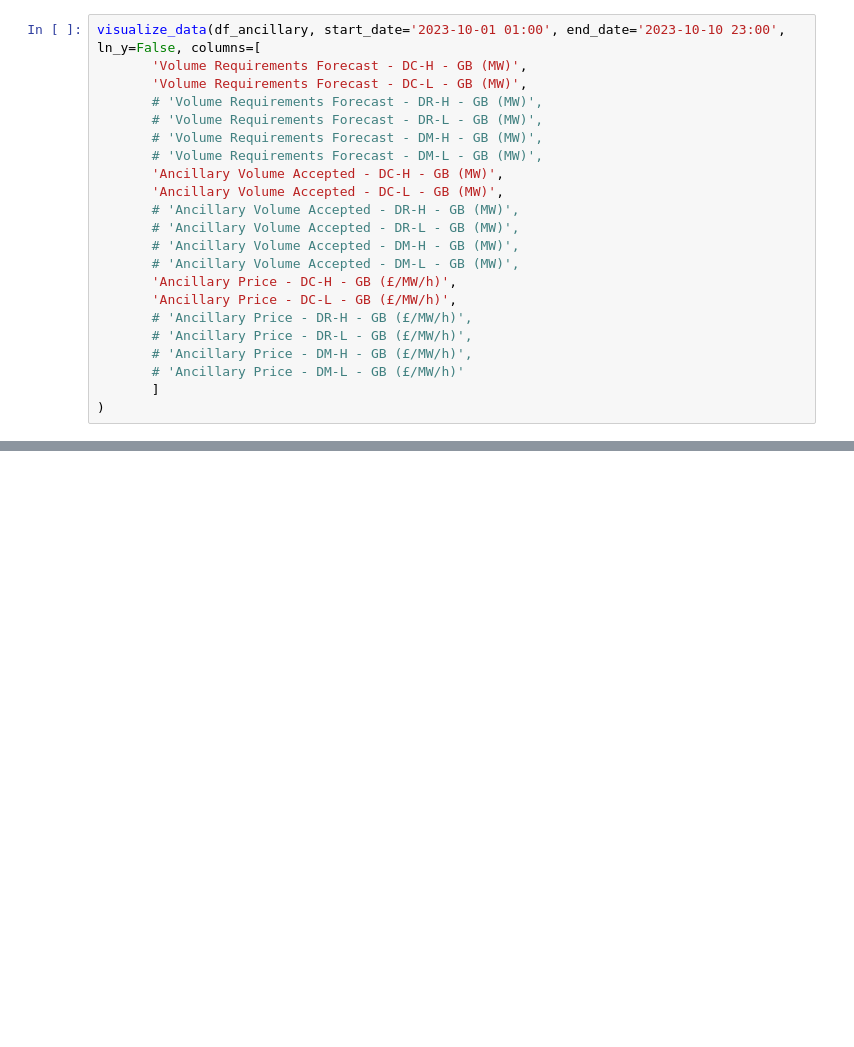
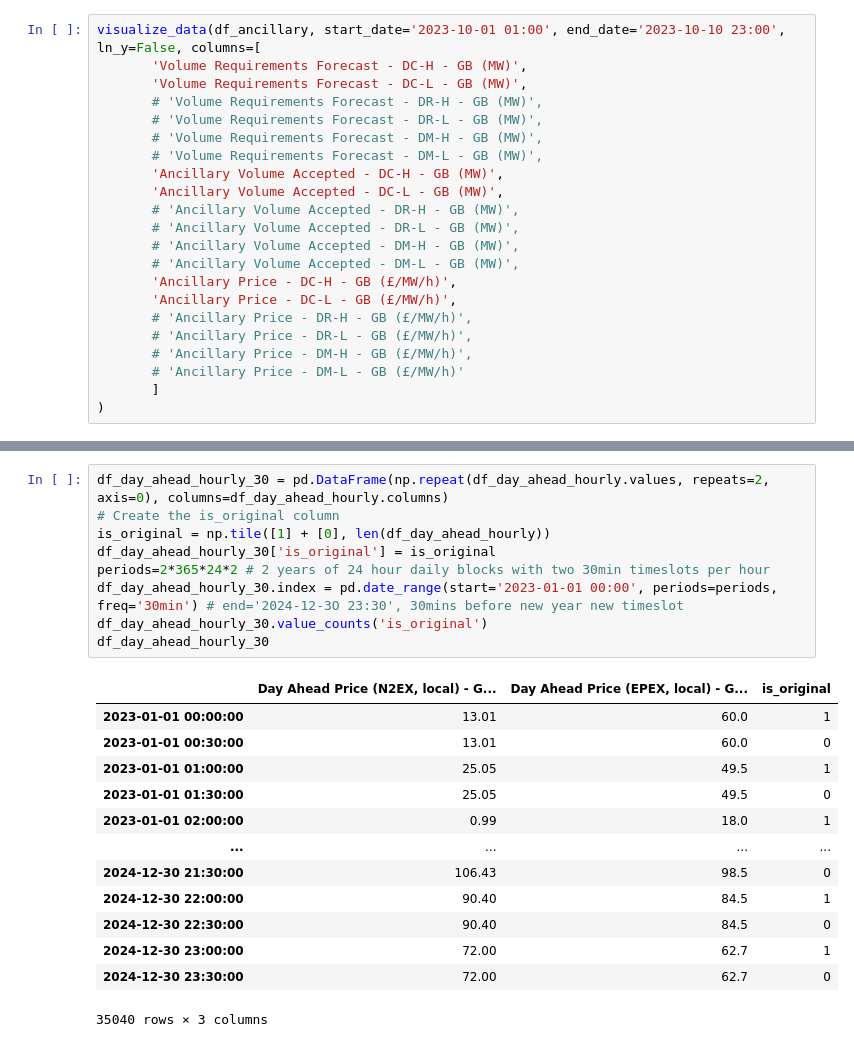
Before and after one commit to Nomercyme/energy_hackathon, a Jupyter notebook: main.ipynb, the cells around one changed output, grey strips where cells are left out. Saved outputs shown, nothing was run; the diff lists cells and outputs as text; blank space fills up the shorter version.

```diff
--- a/main.ipynb
+++ b/main.ipynb
@@ -109,0 +214,23 @@ visualize_data(df_ancillary, start_date='2023-10-01 01:00', end_date='2023-10-10
+# %%
+df_day_ahead_hourly_30 = pd.DataFrame(np.repeat(df_day_ahead_hourly.values, repeats=2, axis=0), columns=df_day_ahead_hourly.columns)
+# Create the is_original column
+is_original = np.tile([1] + [0], len(df_day_ahead_hourly))
+df_day_ahead_hourly_30['is_original'] = is_original
+periods=2*365*24*2 # 2 years of 24 hour daily blocks with two 30min timeslots per hour
+df_day_ahead_hourly_30.index = pd.date_range(start='2023-01-01 00:00', periods=periods, freq='30min') # end='2024-12-3O 23:30', 30mins before new year new timeslot
+df_day_ahead_hourly_30.value_counts('is_original')
+df_day_ahead_hourly_30
+# %% [output]
+|  | Day Ahead Price (N2EX, local) - G... | Day Ahead Price (EPEX, local) - G... | is_original |
+| 2023-01-01 00:00:00 | 13.01 | 60.0 | 1 |
+| 2023-01-01 00:30:00 | 13.01 | 60.0 | 0 |
+| 2023-01-01 01:00:00 | 25.05 | 49.5 | 1 |
+| 2023-01-01 01:30:00 | 25.05 | 49.5 | 0 |
+| 2023-01-01 02:00:00 | 0.99 | 18.0 | 1 |
+| ... | ... | ... | ... |
+| 2024-12-30 21:30:00 | 106.43 | 98.5 | 0 |
+| 2024-12-30 22:00:00 | 90.40 | 84.5 | 1 |
+| 2024-12-30 22:30:00 | 90.40 | 84.5 | 0 |
+| 2024-12-30 23:00:00 | 72.00 | 62.7 | 1 |
+| 2024-12-30 23:30:00 | 72.00 | 62.7 | 0 |
+35040 rows × 3 columns
```
Also changed, not shown: parts of 20 cells of this notebook, 7 other files.
